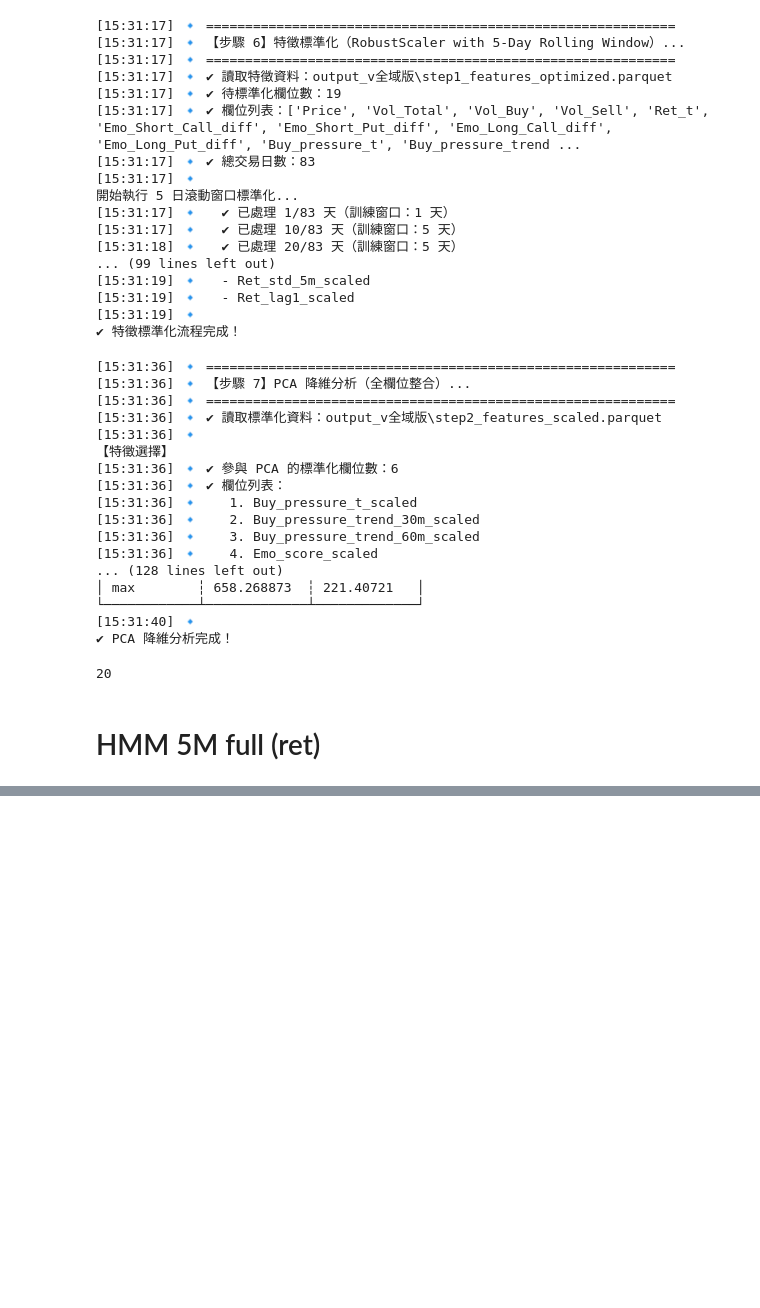
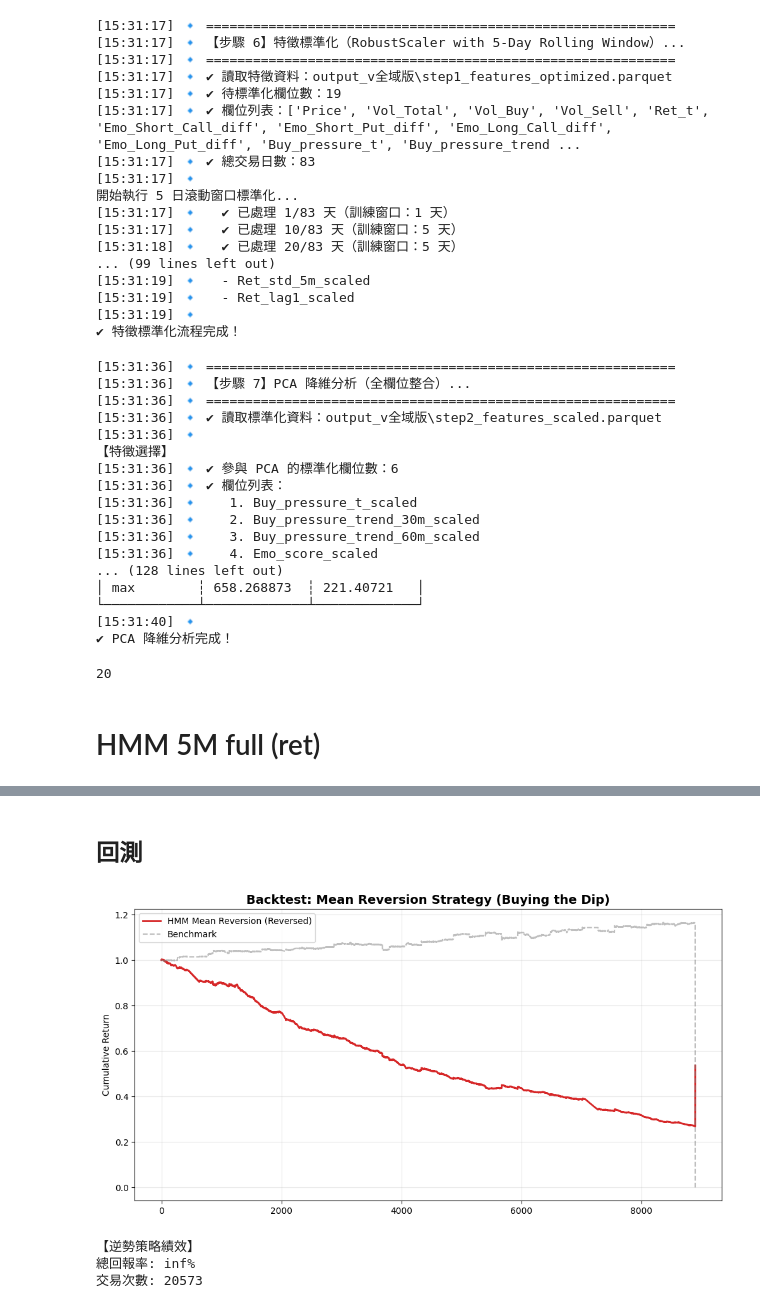
Before and after one commit to StuBelle/study, a Jupyter notebook: HMM_=_3.ipynb, the cells around one changed output, grey strips where cells are left out. Cells and saved outputs as stored; diff of their text form; code cells hidden in the pictures; blank space fills up the shorter version.

```diff
--- a/HMM_=_3.ipynb
+++ b/HMM_=_3.ipynb
@@ -1277,0 +1405,79 @@ shape: (3, 5)
+# %% [markdown]
+## 回測
+# %%
+# ============================================================
+# Cell 11 (修正版): 策略反轉回測 (Mean Reversion Strategy)
+# ============================================================
+
+import polars as pl
+import pandas as pd
+import numpy as np
+import matplotlib.pyplot as plt
+
+# 設定路徑 (略)
+# OUT = Path("./output")
+
+# 1. 讀取資料 (同上)
+parquet_path = OUT / "step4_features_with_hmm.parquet"
+df = pl.read_parquet(parquet_path).sort("SnapshotTime")
+
+if "Price" in df.columns:
+    df = df.with_columns([
+        pl.col("Price").pct_change().shift(-1).alias("Ret_Next")
+    ])
+else:
+    df = df.with_columns([
+        pl.col("Ret_t_scaled").shift(-1).alias("Ret_Next")
+    ])
+
+df_test = df.select(["SnapshotTime", "HMM_State_Final", "Ret_Next"]).to_pandas().dropna()
+
+# 2. 定義策略：逆勢操作 (Mean Reversion)
+# 發現 State 0 (急跌) -> 預期反彈 -> 做多 (1)
+# 發現 State 2 (急漲) -> 預期回檔 -> 放空 (-1)
+# 發現 State 1 (盤整) -> 觀望 (0)
+
+conditions = [
+    (df_test["HMM_State_Final"] == 0), # Bear (超賣)
+    (df_test["HMM_State_Final"] == 2), # Bull (超買)
+    (df_test["HMM_State_Final"] == 1)  # Neutral
+]
+
+# 【關鍵修改】這裡反轉了方向
+positions = [1, -1, 0]
+
+df_test["Position"] = np.select(conditions, positions, default=0)
+
+# 交易成本 (假設單邊 0.03%)
+df_test["Cost"] = df_test["Position"].diff().abs() * 0.0003
+df_test["Cost"] = df_test["Cost"].fillna(0)
+
+# 計算損益
+df_test["Strategy_Ret"] = (df_test["Position"] * df_test["Ret_Next"]) - df_test["Cost"]
+df_test["BuyHold_Ret"] = df_test["Ret_Next"]
+
+# 累計損益
+df_test["Strategy_Cum"] = (1 + df_test["Strategy_Ret"]).cumprod()
+df_test["BuyHold_Cum"] = (1 + df_test["BuyHold_Ret"]).cumprod()
+
+# 繪圖
+plt.figure(figsize=(12, 6))
+plt.plot(df_test["Strategy_Cum"], label="HMM Mean Reversion (Reversed)", color="#D62728", linewidth=2)
+plt.plot(df_test["BuyHold_Cum"], label="Benchmark", color="gray", alpha=0.5, linestyle="--")
+
+plt.title("Backtest: Mean Reversion Strategy (Buying the Dip)", fontsize=14, fontweight='bold')
+plt.ylabel("Cumulative Return")
+plt.legend()
+plt.grid(alpha=0.3)
+plt.show()
+
+# 輸出統計
+total_ret = df_test["Strategy_Cum"].iloc[-1] - 1
+print(f"【逆勢策略績效】")
+print(f"總回報率: {total_ret:.2%}")
+print(f"交易次數: {len(df_test)}")
+# %% [output]
+[figure, added]
+【逆勢策略績效】
+總回報率: inf%
+交易次數: 20573
```
Also changed, not shown: parts of 3 cells of this notebook, 4 other files.
